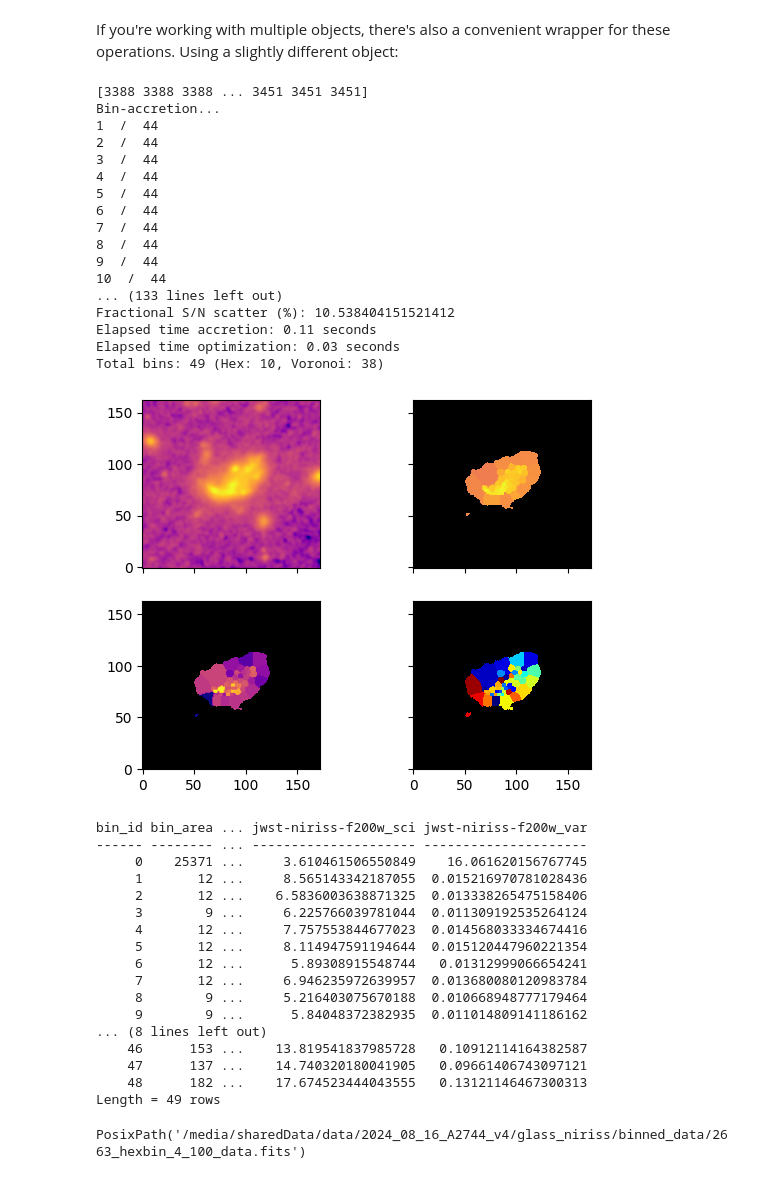
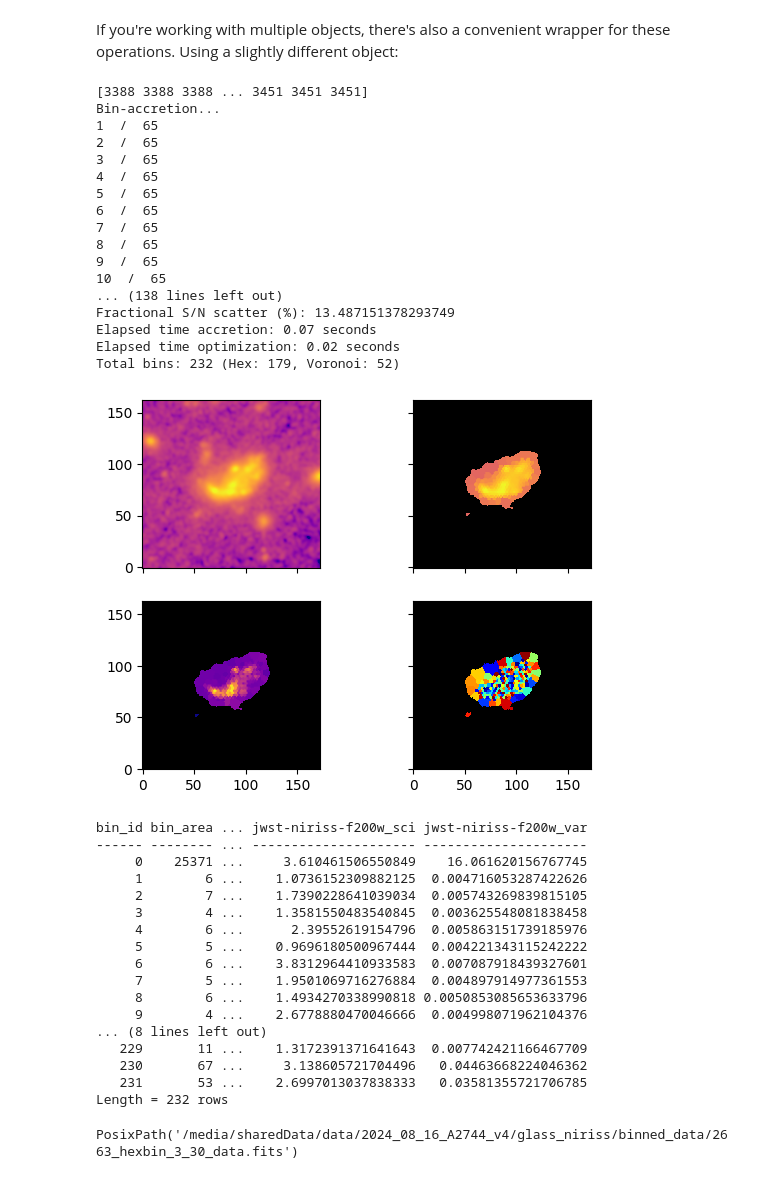
Before and after one commit to PJ-Watson/niriss-tools, a Jupyter notebook: example_notebooks/3-Working_with_ancillary_data.ipynb, the cells around one changed output. Cells and saved outputs as stored; diff of their text form; code cells hidden in the pictures.

```diff
--- a/example_notebooks/3-Working_with_ancillary_data.ipynb
+++ b/example_notebooks/3-Working_with_ancillary_data.ipynb
@@ -293,51 +297,51 @@ If you're working with multiple objects, there's also a convenient wrapper for t
 # %%
 from glass_niriss.sed import bin_and_save
 
 bin_and_save(
     obj_id = 2663,
     out_dir = bin_data_dir,
     seg_map = repr_seg_map,
     info_dict = conv_dict,
     sn_filter = "jwst-nircam-f200w",
-    target_sn=100,
+    target_sn=30,
     bin_diameter=3,
     use_hex=True,
     overwrite=True
 )
 # %% [output]
 [3388 3388 3388 ... 3451 3451 3451]
 Bin-accretion...
-1  /  44
-2  /  44
-3  /  44
-4  /  44
-5  /  44
-6  /  44
-7  /  44
-8  /  44
-9  /  44
-10  /  44
-... (133 lines left out)
-Fractional S/N scatter (%): 10.538404151521412
-Elapsed time accretion: 0.11 seconds
-Elapsed time optimization: 0.03 seconds
-Total bins: 49 (Hex: 10, Voronoi: 38)
+1  /  65
+2  /  65
+3  /  65
+4  /  65
+5  /  65
+6  /  65
+7  /  65
+8  /  65
+9  /  65
+10  /  65
+... (138 lines left out)
+Fractional S/N scatter (%): 13.487151378293749
+Elapsed time accretion: 0.07 seconds
+Elapsed time optimization: 0.02 seconds
+Total bins: 232 (Hex: 179, Voronoi: 52)
-[figure, old version]
+[figure, new version]
 bin_id bin_area ... jwst-niriss-f200w_sci jwst-niriss-f200w_var
 ------ -------- ... --------------------- ---------------------
      0    25371 ...     3.610461506550849    16.061620156767745
-     1       12 ...     8.565143342187055  0.015216970781028436
-     2       12 ...    6.5836003638871325  0.013338265475158406
-     3        9 ...     6.225766039781044  0.011309192535264124
-     4       12 ...     7.757553844677023  0.014568033334674416
-     5       12 ...     8.114947591194644  0.015120447960221354
-     6       12 ...      5.89308915548744   0.01312999066654241
-     7       12 ...     6.946235972639957  0.013680080120983784
-     8        9 ...     5.216403075670188  0.010668948777179464
-     9        9 ...      5.84048372382935  0.011014809141186162
+     1        6 ...    1.0736152309882125  0.004716053287422626
+     2        7 ...    1.7390228641039034  0.005743269839815105
+     3        4 ...    1.3581550483540845  0.003625548081838458
+     4        6 ...      2.39552619154796  0.005863151739185976
+     5        5 ...    0.9696180500967444  0.004221343115242222
+     6        6 ...    3.8312964410933583  0.007087918439327601
+     7        5 ...    1.9501069716276884  0.004897914977361553
+     8        6 ...    1.4934270338990818 0.0050853085653633796
+     9        4 ...    2.6778880470046666  0.004998071962104376
 ... (8 lines left out)
-    46      153 ...    13.819541837985728   0.10912114164382587
-    47      137 ...    14.740320180041905   0.09661406743097121
-    48      182 ...    17.674523444043555   0.13121146467300313
-Length = 49 rows
+   229       11 ...    1.3172391371641643  0.007742421166467709
+   230       67 ...     3.138605721704496   0.04463668224046362
+   231       53 ...    2.6997013037838333   0.03581355721706785
+Length = 232 rows
-PosixPath('/media/sharedData/data/2024_08_16_A2744_v4/glass_niriss/binned_data/2663_hexbin_4_100_data.fits')
+PosixPath('/media/sharedData/data/2024_08_16_A2744_v4/glass_niriss/binned_data/2663_hexbin_3_30_data.fits')
```
Also changed, not shown: parts of 2 cells of this notebook, 56 other files.
